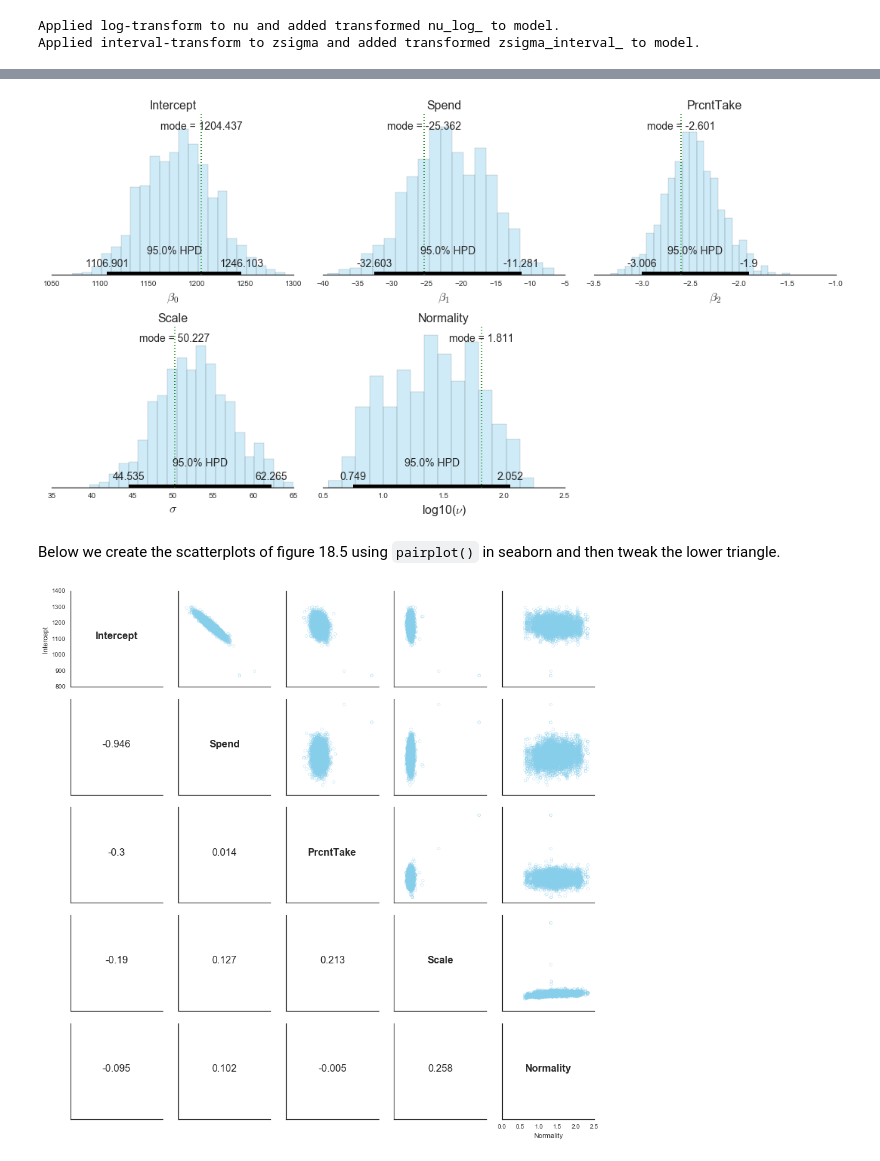
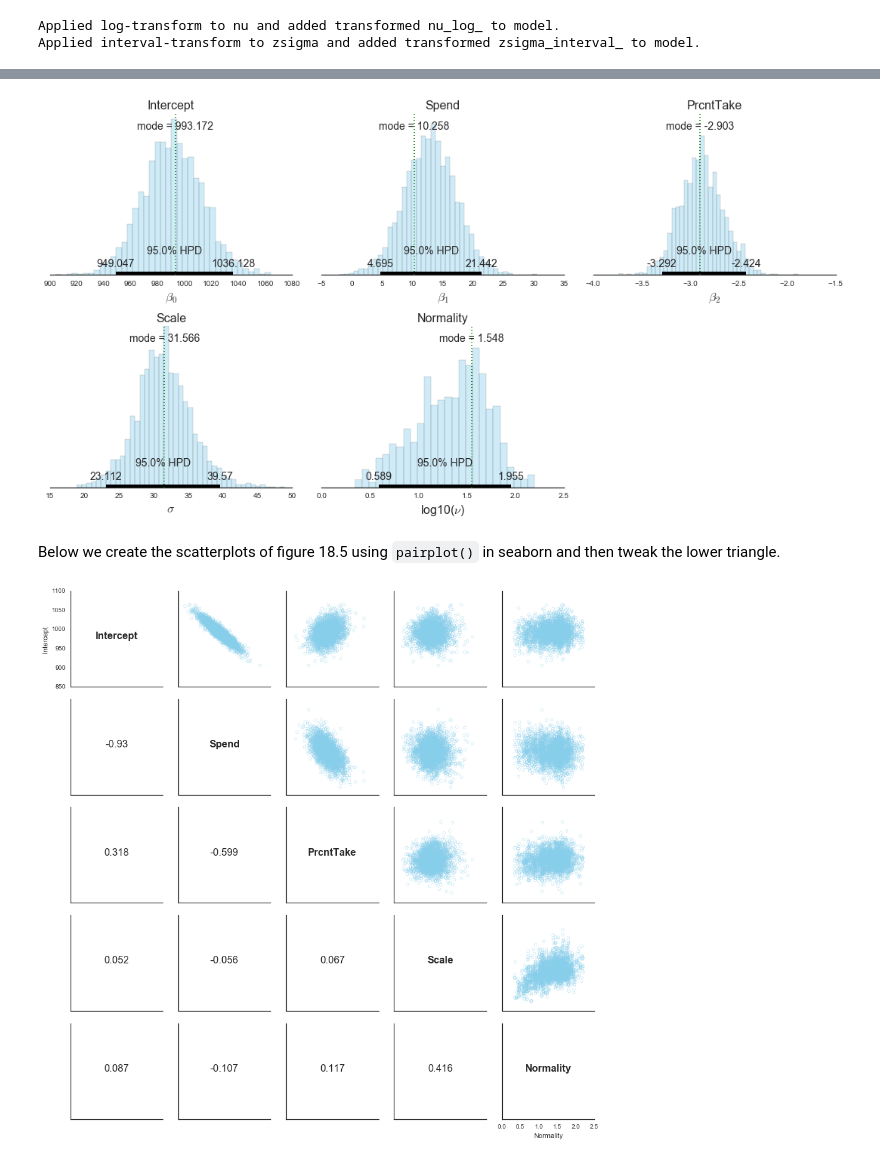
Before and after one commit to JWarmenhoven/DBDA-python, a Jupyter notebook: Notebooks/Chapter 18.ipynb, the cells around one changed output, grey strips where cells are left out. Saved outputs shown, nothing was run; the diff lists cells and outputs as text; code cells hidden in the pictures.

```diff
--- a/Notebooks/Chapter 18.ipynb
+++ b/Notebooks/Chapter 18.ipynb
@@ -11,7 +11,6 @@ import matplotlib.pyplot as plt
 import seaborn as sns
 
 from matplotlib import gridspec
-from sklearn import preprocessing
 from scipy.stats import mode, norm, t
 from IPython.display import Image
 
@@ -22,7 +21,6 @@ pd.set_option('display.notebook_repr_html', False)
 plt.style.use('seaborn-white')
 
 color = '#87ceeb'
-burnin = 50
 
 f_dict = {'size':16}
 # %%
@@ -112,3 +101,14 @@ scaley = scalery.scale_
+# %%
+X = df[['Spend', 'PrcntTake']]
+y = df['SATT']
+
+meanx = X.mean().values
+scalex = X.std().values
+zX = ((X-meanx)/scalex).values
+
+meany = y.mean()
+scaley = y.std()
+zy = ((y-meany)/scaley).values
 # %% [markdown]
 #### Model (Kruschke, 2015)
 # %%
@@ -120,10 +120,10 @@ with pmc.Model() as model:
 
     zbeta0 = pmc.Normal('zbeta0', mu=0, sd=2)
     zbetaj = pmc.Normal('zbetaj', mu=0, sd=2, shape=(2))
-    #zmu =  zbeta0 + zbetaj[0]*zX[:,0] + zbetaj[1]*zX[:,1]
-    zmu =  zbeta0 + zbetaj*zX
+    zmu =  zbeta0 + zbetaj[0]*zX[:,0] + zbetaj[1]*zX[:,1]
+    #zmu =  zbeta0 + zbetaj*zX
 
-    nu = pmc.Exponential('nu', 1/29)
+    nu = pmc.Exponential('nu', 1/29.)
     zsigma = pmc.Uniform('zsigma', 10**-5, 10)
 
     likelihood = pmc.StudentT('likelihood', nu=nu, mu=zmu, lam=1/zsigma**2, observed=zy)
@@ -132,7 +132,7 @@ Applied log-transform to nu and added transformed nu_log_ to model.
 Applied interval-transform to zsigma and added transformed zsigma_interval_ to model.
 # %%
 with model:
-    trace = pmc.sample(1000)
+    trace = pmc.sample(3000)
 # %% [output]
 Assigned NUTS to zbeta0
 Assigned NUTS to zbetaj
@@ -144,41 +146,42 @@ pmc.traceplot(trace);
 # %%
 # Transform parameters back to original scale
 beta0 = trace['zbeta0']*scaley + meany - np.sum(trace['zbetaj']*meanx/scalex, axis=1)*scaley
-betaj = scaley*(trace['zbetaj']/scalex)
+betaj = (trace['zbetaj']/scalex)*scaley
 scale = trace['zsigma']*scaley
 
 intercept = beta0
 spend = betaj[:,0]
 prcnttake =  betaj[:,1]
 normality = np.log10(trace['nu'])
+burnin = 100
 
 fig, ([ax1, ax2, ax3], [ax4, ax5, ax6]) = plt.subplots(2,3, figsize=(15,8))
 
 plot_posterior(intercept[burnin:], ax=ax1)
 ax1.set_title('Intercept', fontdict=f_dict)
 ax1.set_xlabel(r'$\beta_0$', fontdict=f_dict)
 
 plot_posterior(spend[burnin:], ax=ax2)
 ax2.set_title('Spend', fontdict=f_dict)
 ax2.set_xlabel(r'$\beta_1$', fontdict=f_dict)
 
 plot_posterior(prcnttake[burnin:], ax=ax3)
 ax3.set_title('PrcntTake', fontdict=f_dict)
 ax3.set_xlabel(r'$\beta_2$', fontdict=f_dict)
 
 plot_posterior(scale[burnin:], ax=ax4)
 ax4.set_title('Scale', fontdict=f_dict)
 ax4.set_xlabel(r'$\sigma$', fontdict=f_dict)
 
 plot_posterior(normality[burnin:], ax=ax5)
 ax5.set_title('Normality', fontdict=f_dict)
 ax5.set_xlabel(r'log10($\nu$)', fontdict=f_dict)
 
 plt.tight_layout()
 
 ax6.set_visible(False)
 # %% [output]
-[figure, old version]
+[figure, new version]
 # %% [markdown]
 Below we create the scatterplots of figure 18.5 using `pairplot()` in seaborn and then tweak the lower triangle.
 # %%
@@ -191,12 +194,12 @@ pair_plt = pd.DataFrame({'Intercept':intercept,
                         columns=['Intercept', 'Spend', 'PrcntTake', 'Scale', 'Normality'])
 
 # Correlation coefficients
-corr = np.round(np.corrcoef(pair_plt, rowvar=0), decimals=3)
+corr = np.round(np.corrcoef(pair_plt.iloc[burnin:,:], rowvar=0), decimals=3)
 # Indexes of the lower triangle, below the diagonal
 lower_idx = np.tril(corr, -1).nonzero()
 
 # The seaborn pairplot
-pgrid = sns.pairplot(pair_plt, plot_kws={'edgecolor':color, 'facecolor':'none'})
+pgrid = sns.pairplot(pair_plt.iloc[burnin:,:], plot_kws={'edgecolor':color, 'facecolor':'none'})
 
 # Replace the plots on the diagonal with the parameter names
 for i, ax in enumerate(pgrid.diag_axes):
@@ -212,4 +215,4 @@ for i, ax in enumerate(pgrid.axes[lower_idx]):
     ax.yaxis.set_visible(False)
     ax.text(.5,.5, corr[lower_idx][i], transform=ax.transAxes, fontdict=f_dict, ha='center')
 # %% [output]
-[figure, old version]
+[figure, new version]
```
Also changed, not shown: parts of 5 cells of this notebook.
